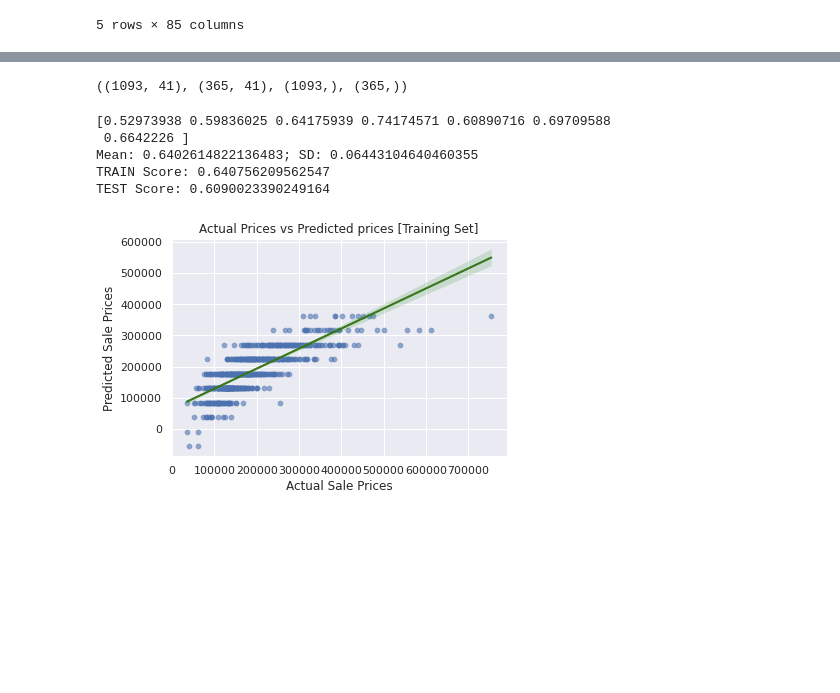
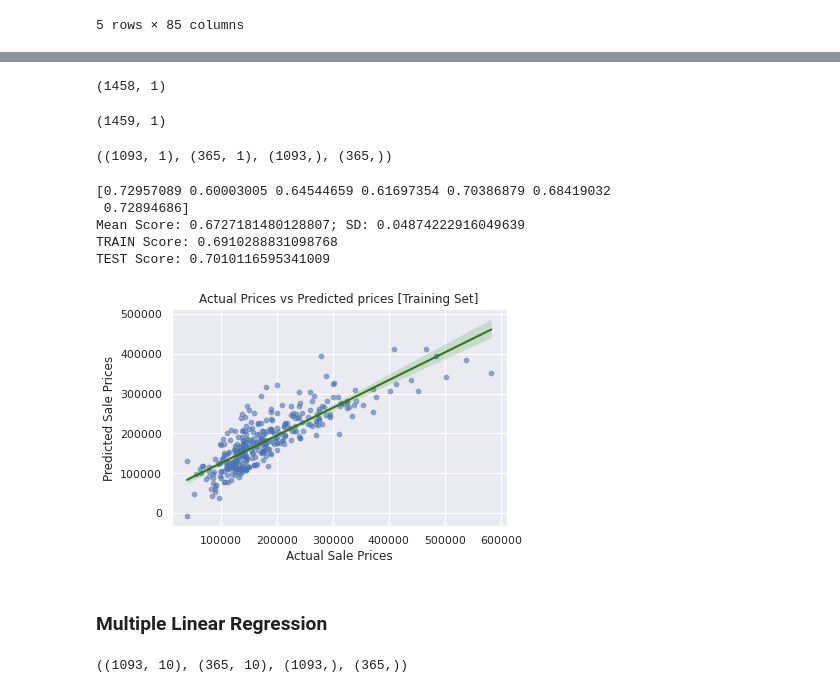
Before and after one commit to DrakeData/House_Price_EDA, a Jupyter notebook: MSDS422_Assignment_2_Colab.ipynb, the cells around one changed output, grey strips where cells are left out. Drawn from its saved outputs; the diff is of its cells as text; code cells hidden in the pictures; blank space fills up the shorter version.

Commit message:
fixed code to make prediction

```diff
--- a/MSDS422_Assignment_2_Colab.ipynb
+++ b/MSDS422_Assignment_2_Colab.ipynb
@@ -279,52 +281,78 @@ array([ 6.09396433e+00,  1.97121811e+03, -1.95760219e+03,  1.05253704e+03,
+# %%
+ss_train1.shape
+# %% [output]
+(1458, 1)
+# %%
+ss_test1.shape
+# %% [output]
+(1459, 1)
 # %%
-## Split the data into train and test set
+## Features I want to look at
+f1 = ['TotalSqft']
 
-x = df_train_final.drop(columns=["SalePrice"], axis=1)
+## Run a Linear Regression looking at one feature
+x1 = df_train_final[f1]
 y = df_train_final['SalePrice']
 
 
-x_train, x_test, y_train, y_test = train_test_split(x, y)
+x_train, x_test, y_train, y_test = train_test_split(x1, y)
 x_train.shape, x_test.shape, y_train.shape, y_test.shape
 # %% [output]
-((1093, 41), (365, 41), (1093,), (365,))
+((1093, 1), (365, 1), (1093,), (365,))
 # %%
-## Run a Linear Regression looking at one feature
-x_train_overall_q =x_train[['OverallQual']]
-x_test_overall_q =x_test[['OverallQual']]
-
+# Simple Linear Regression
 linreg1 = LinearRegression()
 kf = KFold(n_splits=7, shuffle=True)
 
-scores = cross_val_score(linreg1, x_train_overall_q, y_train, cv=kf)
+# Standardize the numeric columns
+ss = StandardScaler()
+
+ss_train = ss.fit_transform(x_train)
+ss_test = ss.transform(x_test)
+
+scores = cross_val_score(linreg1, ss_train, y_train, cv=kf)
 print(scores)
-print(f'Mean: {scores.mean()}; SD: {scores.std()}')
+print(f'Mean Score: {scores.mean()}; SD: {scores.std()}')
 
 
-linreg1.fit(x_train_overall_q, y_train)
-print(f'TRAIN Score: {linreg1.score(x_train_overall_q, y_train)}')
-print(f'TEST Score: {linreg1.score(x_test_overall_q, y_test)}')
+linreg1.fit(ss_train, y_train)
+print(f'TRAIN Score: {linreg1.score(ss_train, y_train)}')
+print(f'TEST Score: {linreg1.score(ss_test, y_test)}')
+
+pred = linreg1.predict(ss_test)
+b, m = np.polynomial.polynomial.polyfit(y_test, pred, 1)
 # %% [output]
-[0.52973938 0.59836025 0.64175939 0.74174571 0.60890716 0.69709588
- 0.6642226 ]
-Mean: 0.6402614822136483; SD: 0.06443104640460355
-TRAIN Score: 0.640756209562547
-TEST Score: 0.6090023390249164
+[0.72957089 0.60003005 0.64544659 0.61697354 0.70386879 0.68419032
+ 0.72894686]
+Mean Score: 0.6727181480128807; SD: 0.04874222916049639
+TRAIN Score: 0.6910288831098768
+TEST Score: 0.7010116595341009
 # %%
-pred = linreg1.predict(x_train_overall_q)
-# calculating the intercept and slope for the regression line
-b, m = np.polynomial.polynomial.polyfit(y_train, pred, 1)
-
-
-sns.scatterplot(x=y_train, y=pred, alpha=0.4)
-sns.regplot(x=y_train, y=pred, truncate=True, scatter_kws={'s': 20, 'alpha':0.3},
+sns.scatterplot(x=y_test, y=pred, alpha=0.4)
+sns.regplot(x=y_test, y=pred, truncate=True, scatter_kws={'s': 20, 'alpha':0.3},
             line_kws={'color':'green', 'linewidth': 2})
-sns.lineplot(x=np.unique(y_train), y=np.unique(np.poly1d(b + m * np.unique(y_train))), linewidth=0.5, color='r')
+sns.lineplot(x=np.unique(y_test), y=np.unique(np.poly1d(b + m * np.unique(y_test))), linewidth=0.5, color='r')
 
 plt.xlabel("Actual Sale Prices")
 plt.ylabel("Predicted Sale Prices")
 plt.title("Actual Prices vs Predicted prices [Training Set]")
 
 plt.show()
 # %% [output]
-[figure, old version]
+[figure, new version]
+# %% [markdown]
+### Multiple Linear Regression
+# %%
+## Features I want to llok at
+f2 = num_cols_ls
+
+## Run a Linear Regression looking at one feature
+x2 = df_train_final[f2]
+y = df_train_final['SalePrice']
+
+
+x2_train, x2_test, y2_train, y2_test = train_test_split(x2, y)
+x2_train.shape, x2_test.shape, y2_train.shape, y2_test.shape
+# %% [output]
+((1093, 10), (365, 10), (1093,), (365,))
 # %%
```
Also changed, not shown: parts of 18 cells of this notebook.
